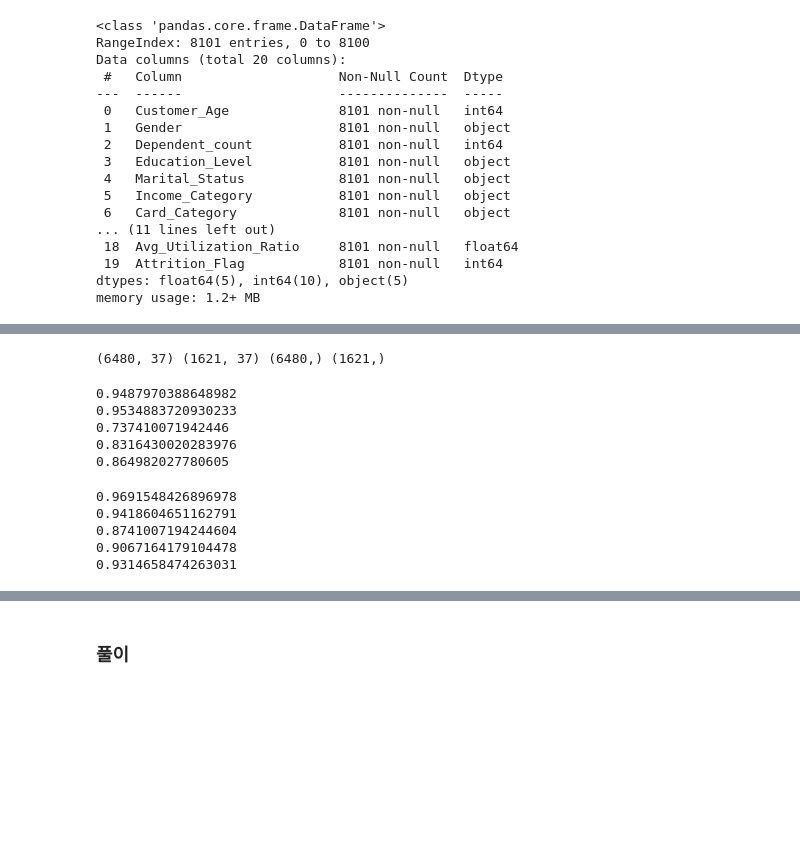
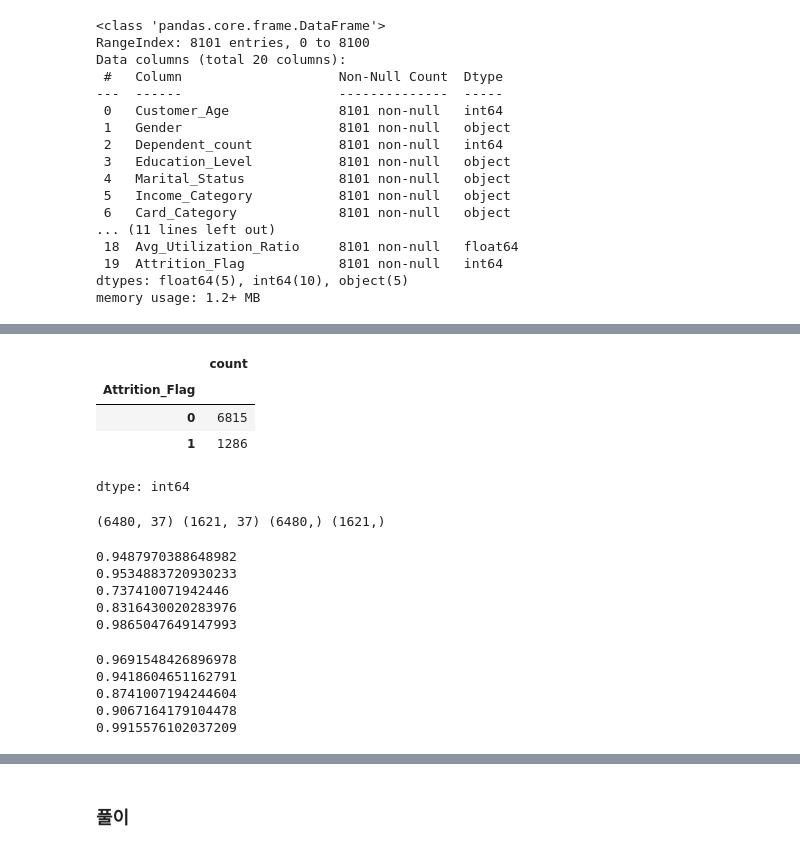
Before and after one commit to JiyounKim-EllyKim/study-notes, a Jupyter notebook: 06_certifications/bigdata_analysis_engineer/04_type2/practice/01_mock_test.ipynb, the cells around one changed output, grey strips where cells are left out. Saved outputs shown, nothing was run; the diff lists cells and outputs as text; code cells hidden in the pictures; blank space fills up the shorter version.

```diff
--- a/06_certifications/bigdata_analysis_engineer/04_type2/practice/01_mock_test.ipynb
+++ b/06_certifications/bigdata_analysis_engineer/04_type2/practice/01_mock_test.ipynb
@@ -98,6 +98,16 @@ train.head()
 | 2 | 49 | M | 4 | Unknown | Unknown | $80K - $120K | ... |
 | 3 | 43 | F | 5 | Graduate | Single | Unknown | ... |
 | 4 | 47 | M | 3 | High School | Married | $60K - $80K | ... |
+# %%
+# 강의 참고
+# 타켓 분포 확인
+train['Attrition_Flag'].value_counts()
+# %% [output]
+|  | count |
+| Attrition_Flag |  |
+| 0 | 6815 |
+| 1 | 1286 |
+dtype: int64
 # %%
 # 4. 전처리
 # X/y split
@@ -140,14 +154,15 @@ print(recall_score(y_val, y_pred_rf))
 print(f1_score(y_val , y_pred_rf))
 
 # roc-auc
-pred = rf.predict_proba(X_val)
-print(roc_auc_score(y_val, y_pred_rf))
+# 영상 참고. 확률 값으로 예측해서 사용해야 됨.
+y_pred_proba_rf = rf.predict_proba(X_val)
+print(roc_auc_score(y_val, y_pred_proba_rf[:, 1]))
 # %% [output]
 0.9487970388648982
 0.9534883720930233
 0.737410071942446
 0.8316430020283976
-0.864982027780605
+0.9865047649147993
 # %%
 # 6-2. LightGBM
 from lightgbm import LGBMClassifier
@@ -169,13 +184,13 @@ print(recall_score(y_val, y_pred_lgbm))
 print(f1_score(y_val , y_pred_lgbm))
 
 # roc-auc
-pred = rf.predict_proba(X_val)
-print(roc_auc_score(y_val, y_pred_lgbm))
+y_pred_proba_lgbm = lgbm.predict_proba(X_val)
+print(roc_auc_score(y_val, y_pred_proba_lgbm[:, 1]))
 # %% [output]
 0.9691548426896978
 0.9418604651162791
 0.8741007194244604
 0.9067164179104478
-0.9314658474263031
+0.9915576102037209
 # %%
 # 7. 결과 파일
```
Also changed, not shown: parts of 11 cells of this notebook.
